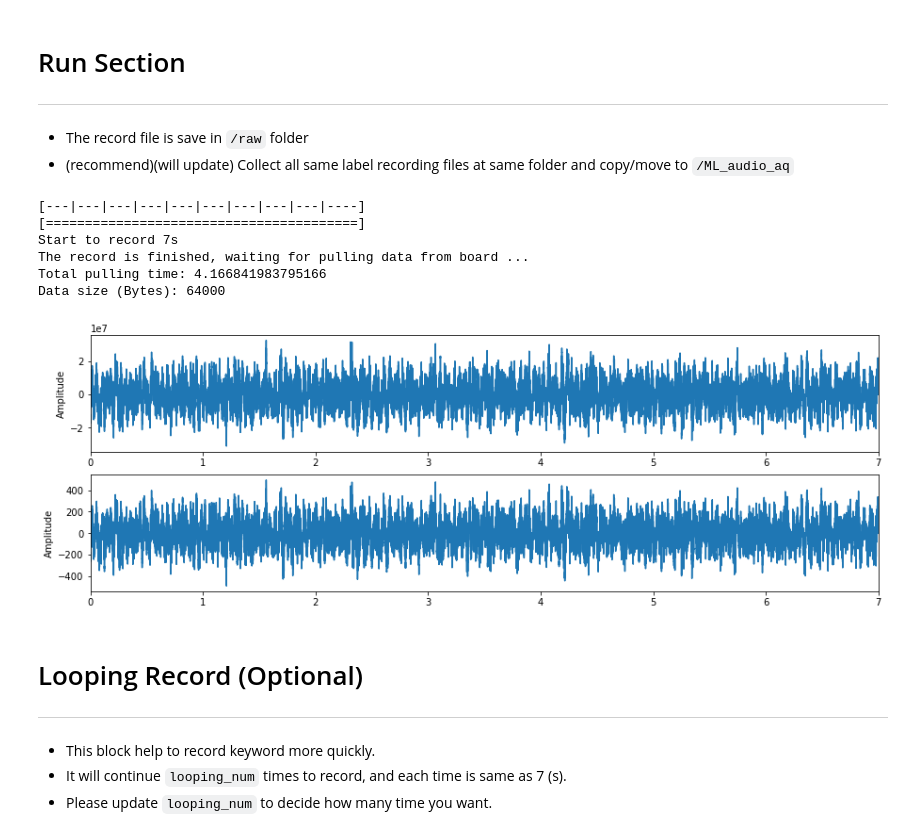
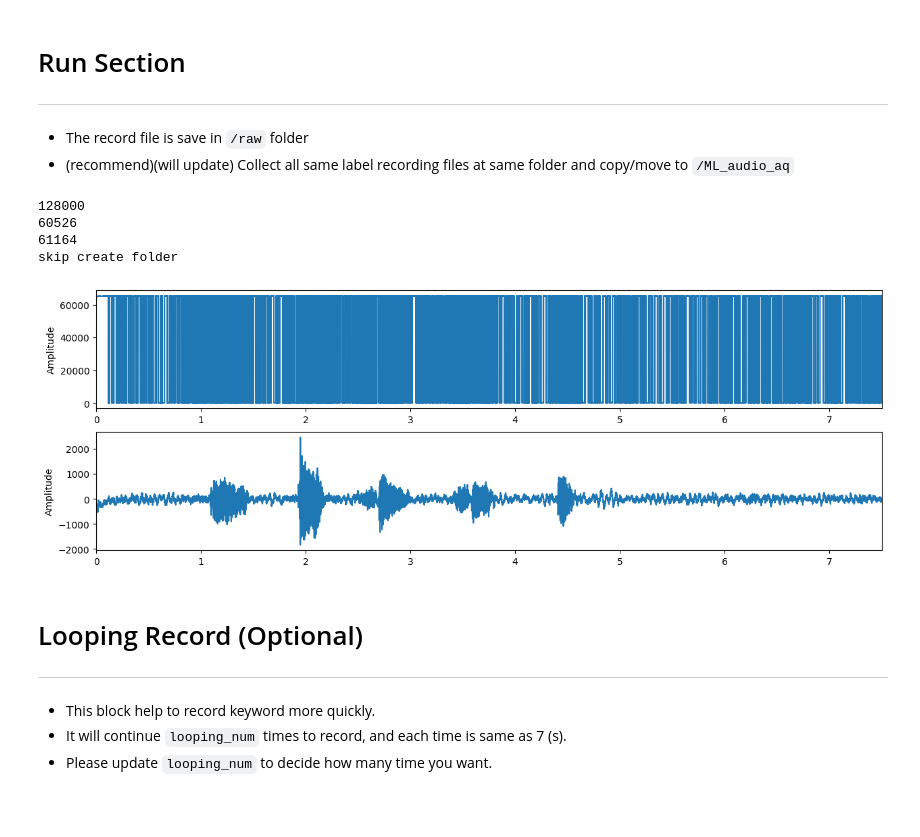
Before and after one commit to OpenNuvoton/ML_KWS, a Jupyter notebook: ML_audio_record/record_mcu.ipynb, the cells around one changed output. Drawn from its saved outputs; the diff is of its cells as text; code cells hidden in the pictures; blank space fills up the shorter version.

Commit message:
update record tool.

```diff
--- a/ML_audio_record/record_mcu.ipynb
+++ b/ML_audio_record/record_mcu.ipynb
@@ -146,20 +146,27 @@ class PCM_WAV_pro:
 # %%
 rd_m = m460_record()
 pcm = rd_m.recording()
 
+# Convert the 1 channel 32bits data(carry N(16bits) & N+1(16bits)) to N & N+1 data
+pcm_buf_int32 = pcm
+
+pcm_buf_int16 = []
+for x in pcm_buf_int32:
+    #s_pcm.append( x >> 16)
+    pcm_buf_int16.append( x & 0x0000FFFF)
+    pcm_buf_int16.append( ((x & 0xFFFF0000)>>16))
+
 trans = PCM_WAV_pro(1, 'raw1')
-trans.trans_wavFile(pcm)
+trans.trans_wavFile(pcm_buf_int16)
 
 trans.trans_16b() #transfer to 16bits
 trans.delete_32b() #delete no use file
 # %% [output]
-[---|---|---|---|---|---|---|---|---|----]
-[========================================]
-Start to record 7s
-The record is finished, waiting for pulling data from board ...
-Total pulling time: 4.166841983795166
-Data size (Bytes): 64000
+128000
+60526
+61164
+skip create folder
-[figure, old version]
+[figure, new version]
 # %% [markdown]
 # Looping Record (Optional)
 ---
```
